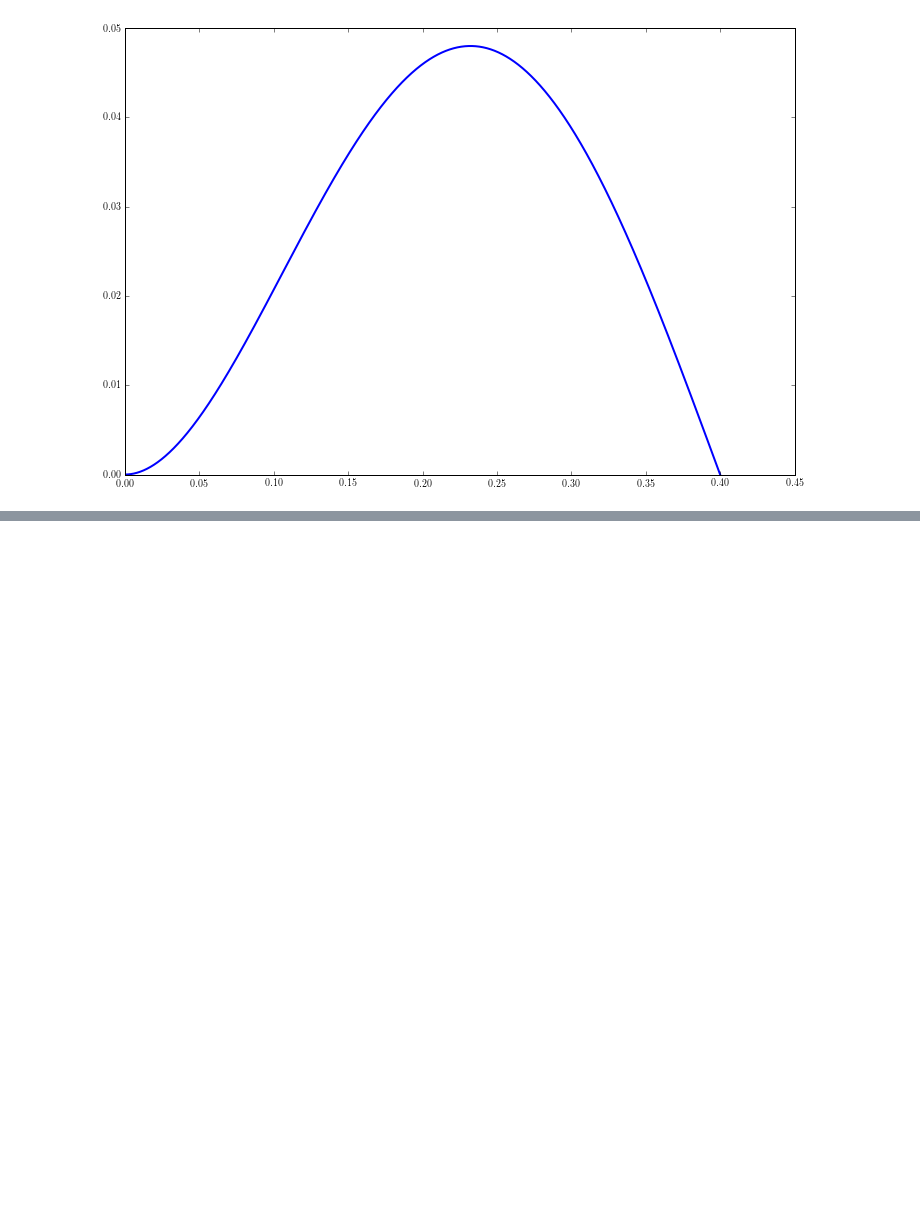
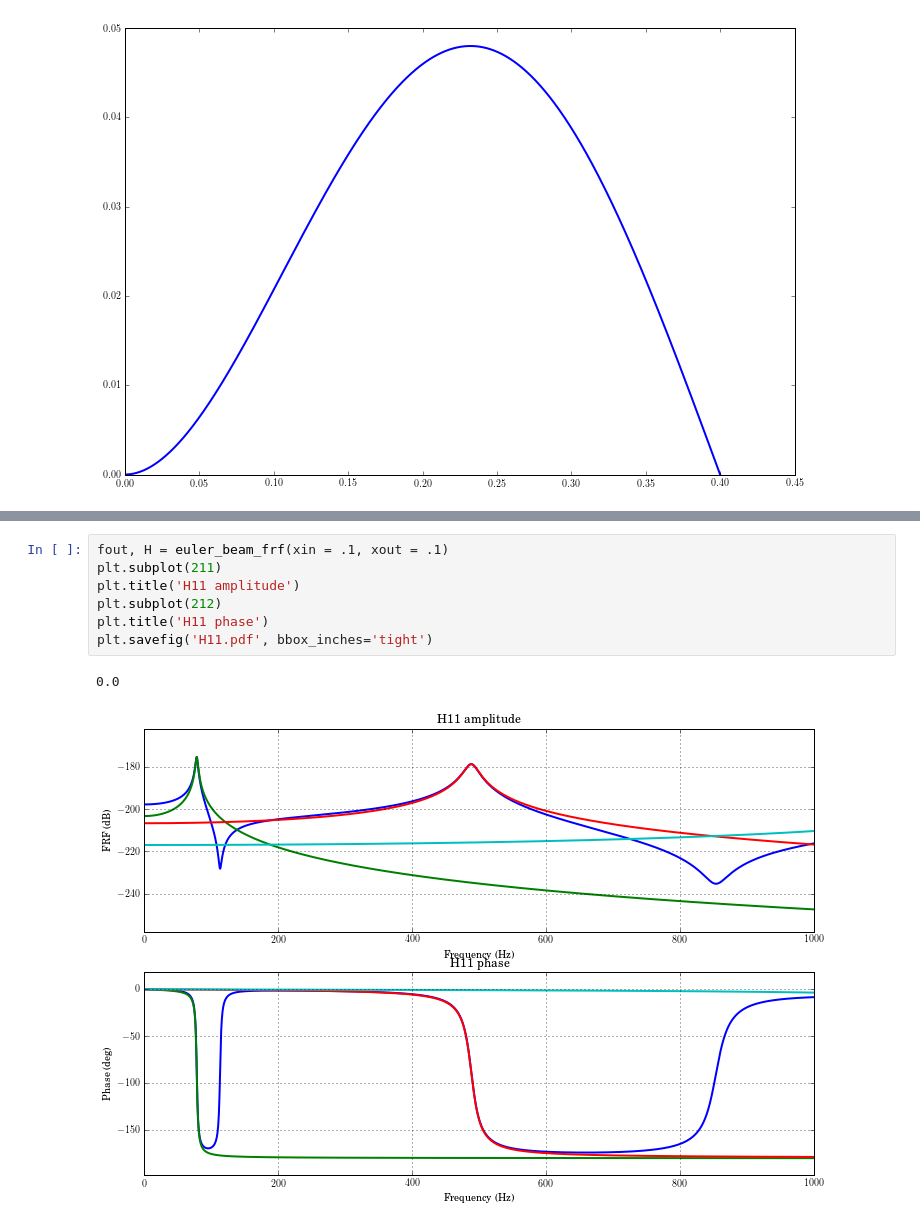
Before and after one commit to vibrationtoolbox/vibration_toolbox, a Jupyter notebook: vtoolbox Demos.ipynb, the cells around one changed output, grey strips where cells are left out. Cells and saved outputs as stored; diff of their text form; blank space fills up the shorter version.

```diff
--- a/vtoolbox Demos.ipynb
+++ b/vtoolbox Demos.ipynb
@@ -19,0 +46,10 @@ fout, H = euler_beam_frf()
+# %%
+fout, H = euler_beam_frf(xin = .1, xout = .1)
+plt.subplot(211)
+plt.title('H11 amplitude')
+plt.subplot(212)
+plt.title('H11 phase')
+plt.savefig('H11.pdf', bbox_inches='tight')
+# %% [output]
+0.0
+[figure, added]
```
Also changed, not shown: parts of 11 cells of this notebook, 3 other files.
